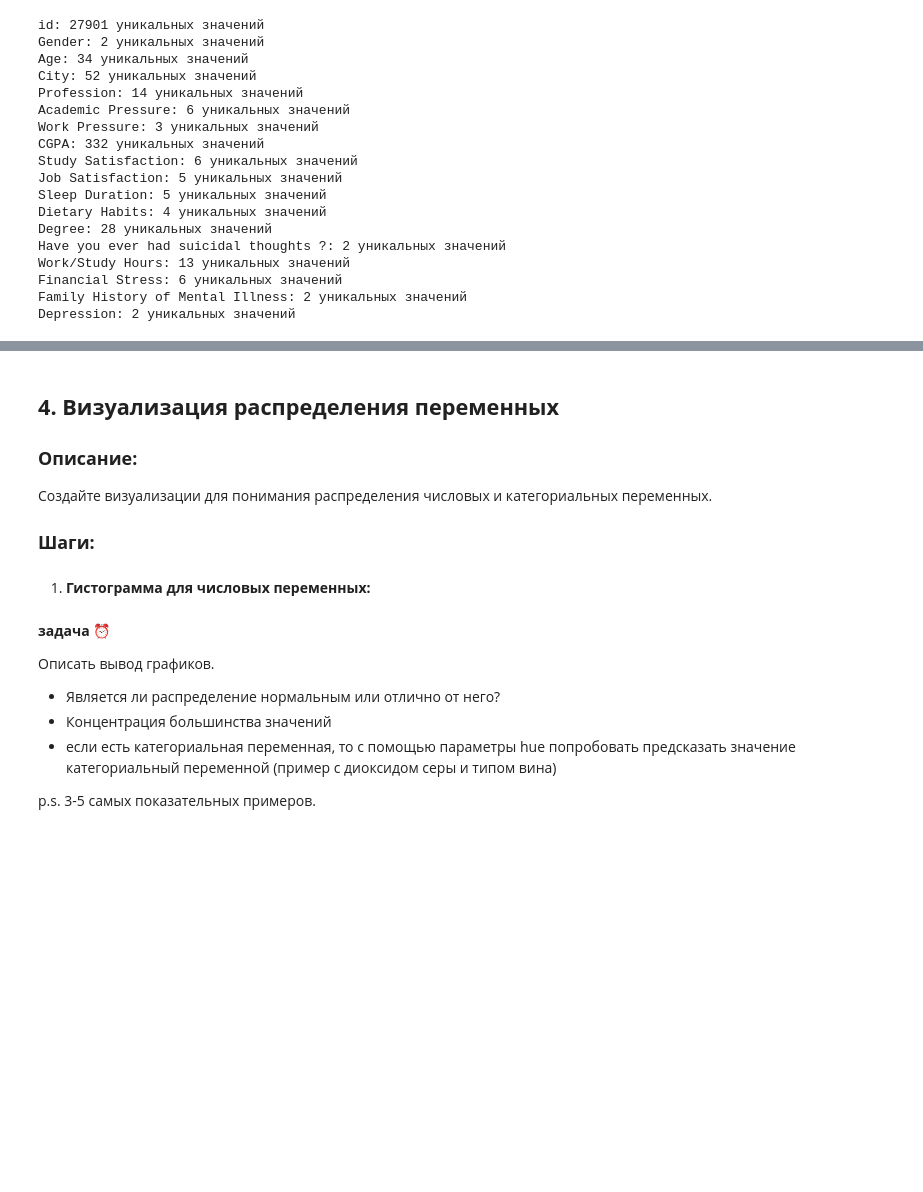
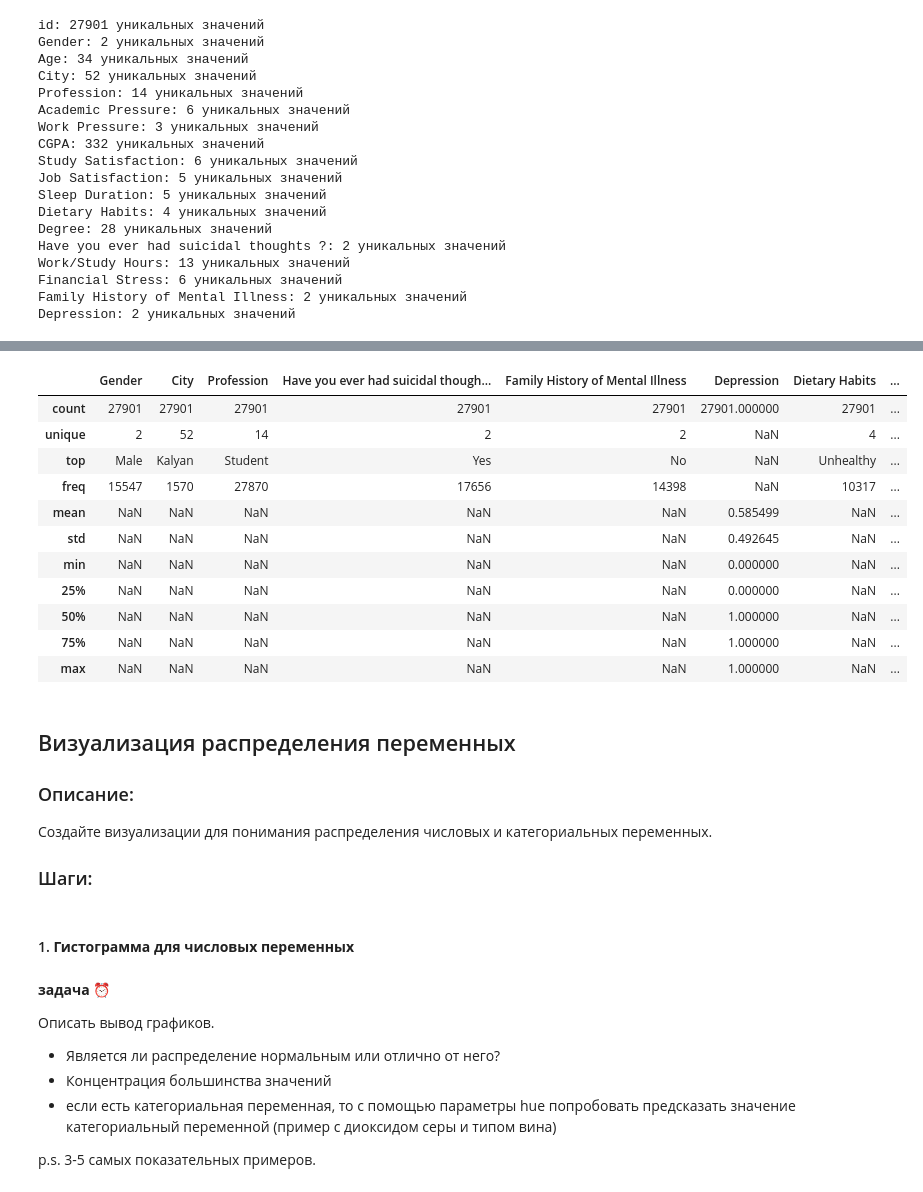
Before and after one commit to Dmtrvna/MML, a Jupyter notebook: Практика_1.ipynb, the cells around one changed output, grey strips where cells are left out. Drawn from its saved outputs; the diff is of its cells as text; code cells hidden in the pictures; blank space fills up the shorter version.

```diff
--- a/Практика_1.ipynb
+++ b/Практика_1.ipynb
@@ -170,0 +182,8 @@ p.s. если существует несколько гипотез к како
+# %%
+# Распределение по типам переменных
+categorical = ["Gender", "City", "Profession", "Have you ever had suicidal thoughts ?", "Family History of Mental Illness", "Depression", "Dietary Habits", "Degree"]
+ordinal = ["Academic Pressure", "Work Pressure", "Study Satisfaction", "Job Satisfaction", "Sleep Duration", "Financial Stress"]
+numeric = ["Age", "CGPA", "Work/Study Hours"]
+
+# Статистика для числовых и категориальных переменных
+df[numeric].describe()
@@ -171,9 +200,24 @@ p.s. если существует несколько гипотез к како
+# %%
+df[categorical].describe(include="all")
+# %% [output]
+|  | Gender | City | Profession | Have you ever had suicidal though... | Family History of Mental Illness | Depression | Dietary Habits | ... |
+| count | 27901 | 27901 | 27901 | 27901 | 27901 | 27901.000000 | 27901 | ... |
+| unique | 2 | 52 | 14 | 2 | 2 | NaN | 4 | ... |
+| top | Male | Kalyan | Student | Yes | No | NaN | Unhealthy | ... |
+| freq | 15547 | 1570 | 27870 | 17656 | 14398 | NaN | 10317 | ... |
+| mean | NaN | NaN | NaN | NaN | NaN | 0.585499 | NaN | ... |
+| std | NaN | NaN | NaN | NaN | NaN | 0.492645 | NaN | ... |
+| min | NaN | NaN | NaN | NaN | NaN | 0.000000 | NaN | ... |
+| 25% | NaN | NaN | NaN | NaN | NaN | 0.000000 | NaN | ... |
+| 50% | NaN | NaN | NaN | NaN | NaN | 1.000000 | NaN | ... |
+| 75% | NaN | NaN | NaN | NaN | NaN | 1.000000 | NaN | ... |
+| max | NaN | NaN | NaN | NaN | NaN | 1.000000 | NaN | ... |
 # %% [markdown]
-## **4. Визуализация распределения переменных**
+## Визуализация распределения переменных
 
-### **Описание:**
+### Описание:
 Создайте визуализации для понимания распределения числовых и категориальных переменных.
 
-### **Шаги:**
+### Шаги:
 # %% [markdown]
-1. **Гистограмма для числовых переменных:**
+#### 1. **Гистограмма для числовых переменных**
```
Also changed, not shown: parts of 12 cells of this notebook.
